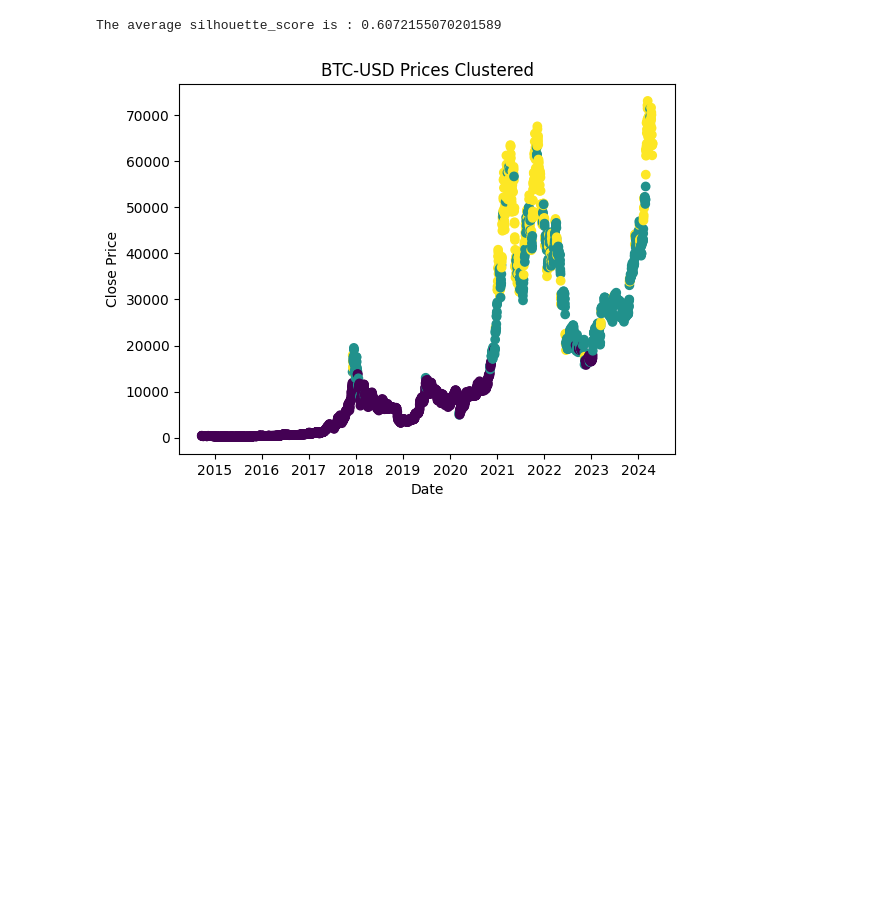
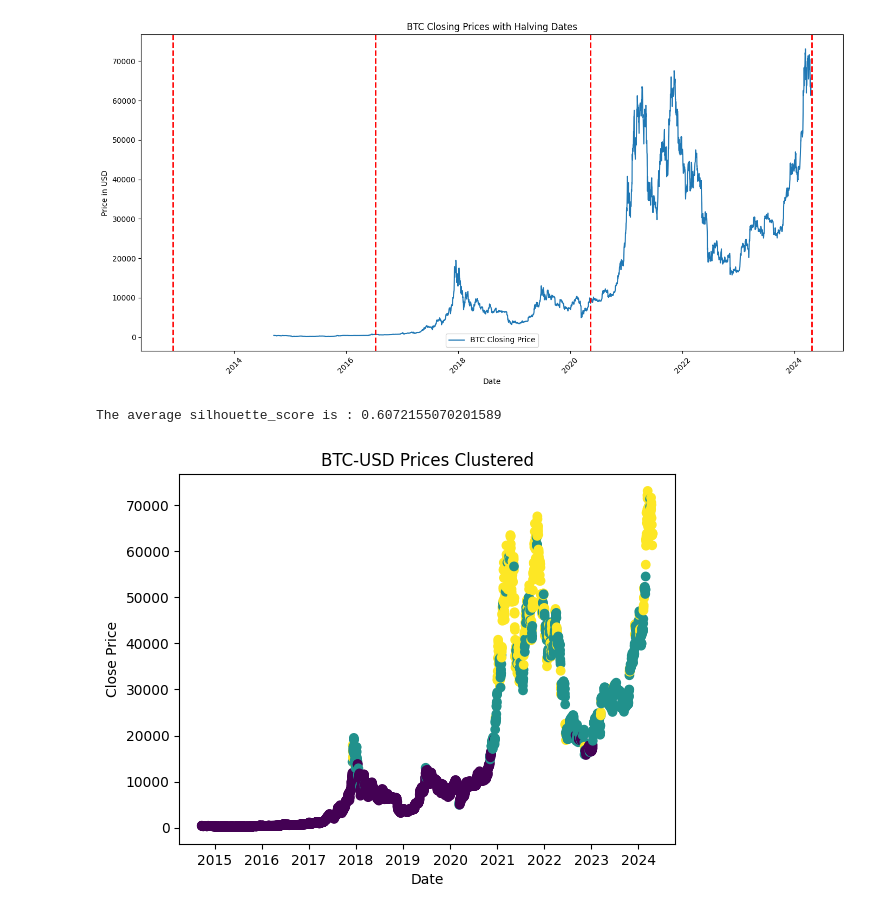
Before and after one commit to D88E/Machine-Learning-for-Business-CA1, a Jupyter notebook: StockMarket.ipynb, the cells around one changed output. Cells and saved outputs as stored; diff of their text form; code cells hidden in the pictures; blank space fills up the shorter version.

```diff
--- a/StockMarket.ipynb
+++ b/StockMarket.ipynb
@@ -1 +71,25 @@
+# %%
+# Convert 'Date' to datetime
+btc_data['Date'] = pd.to_datetime(btc_data['Date'])
+
+# Plot
+plt.figure(figsize=(14, 7))
+plt.plot(btc_data['Date'], btc_data['Close'], label='BTC Closing Price')
+plt.title('BTC Closing Prices with Halving Dates')
+plt.xlabel('Date')
+plt.ylabel('Price in USD')
+
+# Add vertical lines for halving dates dates
+halving_dates = ['2012-11-28', '2016-07-09', '2020-05-11', '2024-04-22']
+for date in halving_dates:
+    plt.axvline(pd.Timestamp(date), color='red', linestyle='--', lw=2)
+
+# Rotate date labels
+plt.xticks(rotation=45)
+
+plt.tight_layout()
+plt.legend()
+plt.show()
+# %% [output]
+[figure, added]
 # %%
```
Also changed, not shown: parts of 8 cells of this notebook.
